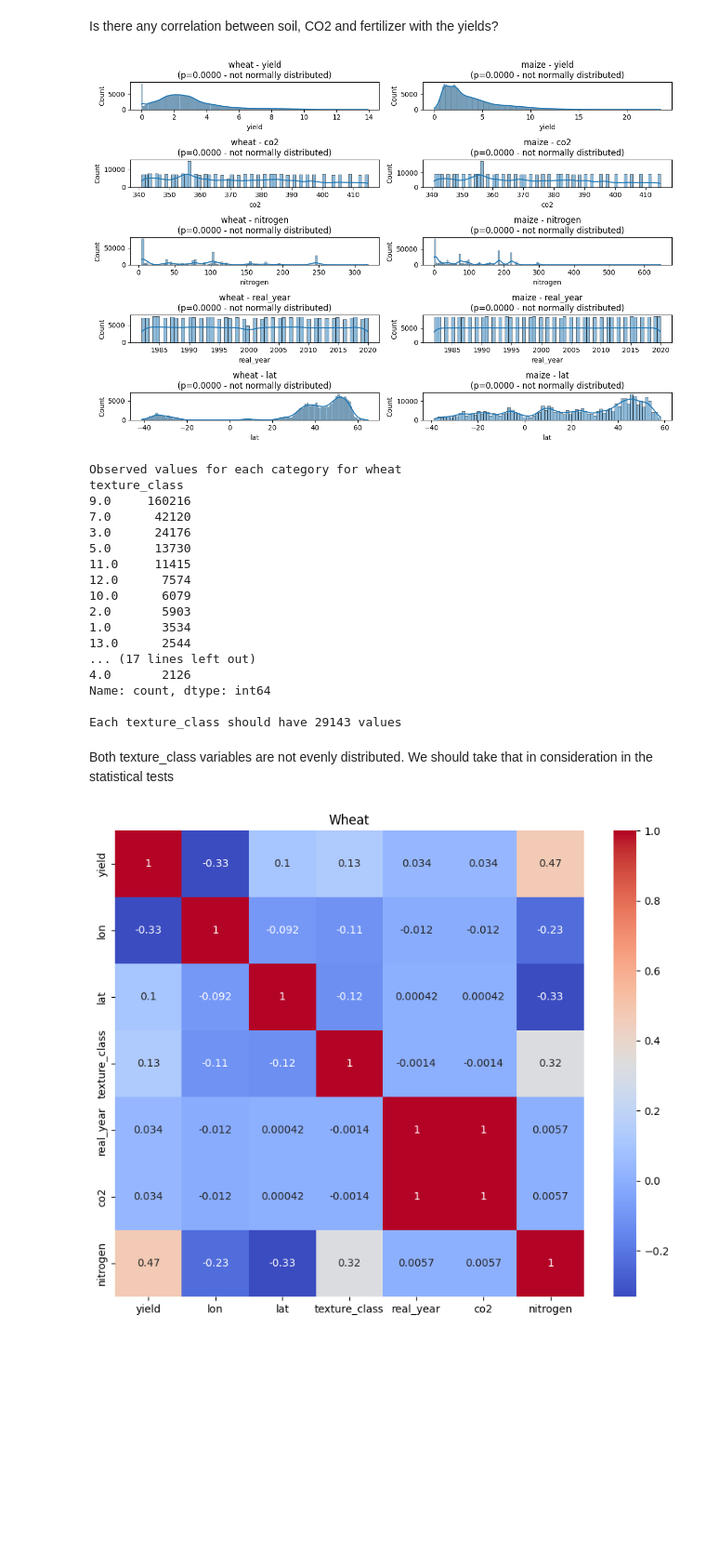
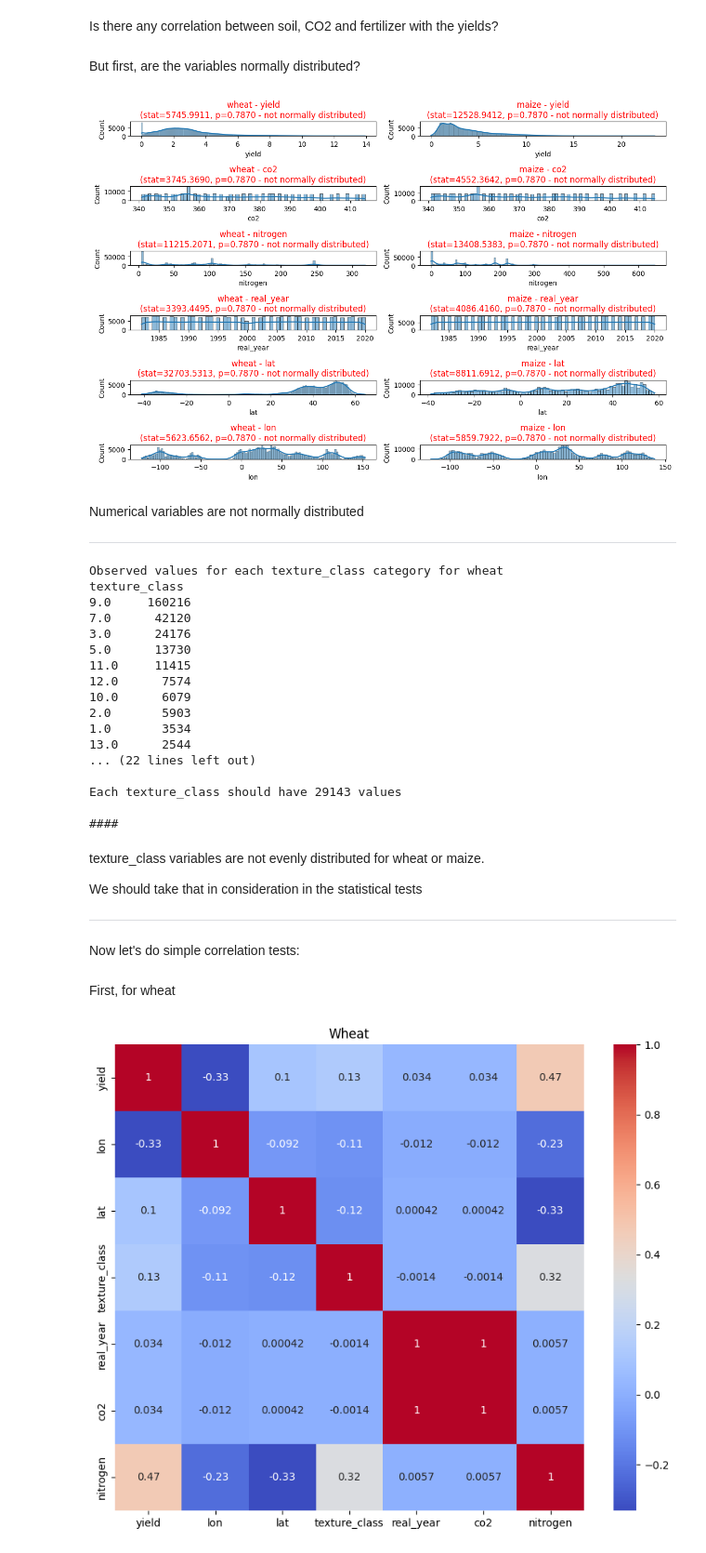
Before and after one commit to felix1801/future-crop-challenge, a Jupyter notebook: notebooks/correlation_exploration.ipynb, the cells around one changed output. Shown at 93% size. Cells and saved outputs as stored; diff of their text form; code cells hidden in the pictures; blank space fills up the shorter version.

```diff
--- a/notebooks/correlation_exploration.ipynb
+++ b/notebooks/correlation_exploration.ipynb
@@ -24,30 +27,39 @@ df_list = [wheat_joined_df, maize_joined_df] # add more DataFrames as needed
 df_names = ['wheat', 'maize']
 
 variables_list = ['yield', 'co2', 'nitrogen', 'real_year', 'lat', 'lon']
+# %% [markdown]
+But first, are the variables normally distributed?
 # %%
 fig, axes = plt.subplots(nrows=len(variables_list), ncols=len(df_list), figsize=(12, 8))
 
 for i, var in enumerate(variables_list):
     for j, df in enumerate(df_list):
-        # We should use the Anderson test because N > 5000
-        stat, p = shapiro(df[var])
-        normality_status = "normally distributed" if p > 0.05 else "not normally distributed"
-        title = f"{df_names[j]} - {var}\n(p={p:.4f} - {normality_status})"
+        result = anderson(df[var], dist='norm')  # We should use the Anderson test because N > 5000
+        stat = result.statistic
+        p = result.critical_values[2]  # p-value for 5% significance level
+        normality_status = "normally distributed" if stat < p else "not normally distributed"
+        color = 'green' if stat < p else 'red'
+        title = f"{df_names[j]} - {var}\n(stat={stat:.4f}, p={p:.4f} - {normality_status})"
+
 
         sns.histplot(df[var], kde=True, ax=axes[i, j])
-        axes[i, j].set_title(title)
+        axes[i, j].set_title(title, color=color)
 
 plt.tight_layout()
 plt.show()
 # %% [output]
-[figure, old version]
+[figure, new version]
+# %% [markdown]
+Numerical variables are not normally distributed
+
+---
 # %%
 for i, df in enumerate(df_list):
-    print(f"Observed values for each category for {df_names[i]}\n{df['texture_class'].value_counts()}")
+    print(f"Observed values for each texture_class category for {df_names[i]}\n{df['texture_class'].value_counts()}")
     expected_values_count = int(len(df)/df['texture_class'].nunique())
-    print(f"\nEach texture_class should have {expected_values_count} values")
+    print(f"\nEach texture_class should have {expected_values_count} values\n\n####\n")
 # %% [output]
-Observed values for each category for wheat
+Observed values for each texture_class category for wheat
 texture_class
 9.0     160216
 7.0      42120
@@ -59,16 +71,23 @@ texture_class
 2.0       5903
 1.0       3534
 13.0      2544
-... (17 lines left out)
-4.0       2126
-Name: count, dtype: int64
+... (22 lines left out)
 
 Each texture_class should have 29143 values
+
+####
 # %% [markdown]
-Both texture_class variables are not evenly distributed. We should take that in consideration in the statistical tests
+texture_class variables are not evenly distributed for wheat or maize.
+
+We should take that in consideration in the statistical tests
+
+---
+Now let's do simple correlation tests:
 # %%
 wheat_corr_matrix = wheat_joined_df[['yield', 'lon', 'lat', 'texture_class', 'real_year', 'co2', 'nitrogen']].corr(method="spearman") # We use spearman correlation method because all the variables are not normally distributed.
 maize_corr_matrix = maize_joined_df[['yield', 'lon', 'lat', 'texture_class', 'real_year', 'co2', 'nitrogen']].corr(method="spearman") # We use spearman correlation method because all the variables are not normally distributed.
+# %% [markdown]
+First, for wheat
 # %%
 plt.figure(figsize=(10,8))
 sns.heatmap(wheat_corr_matrix, annot=True, cmap='coolwarm')
```
Also changed, not shown: parts of 16 cells of this notebook, 1 other file.
